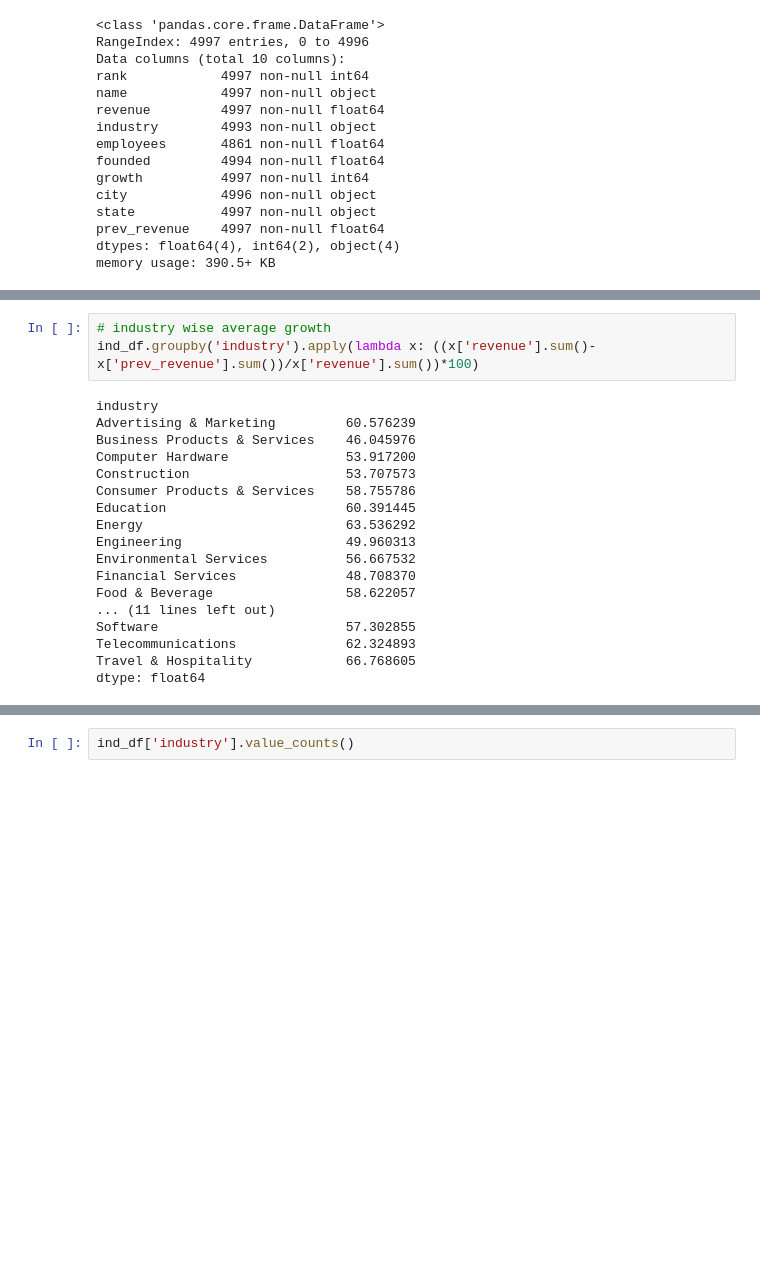
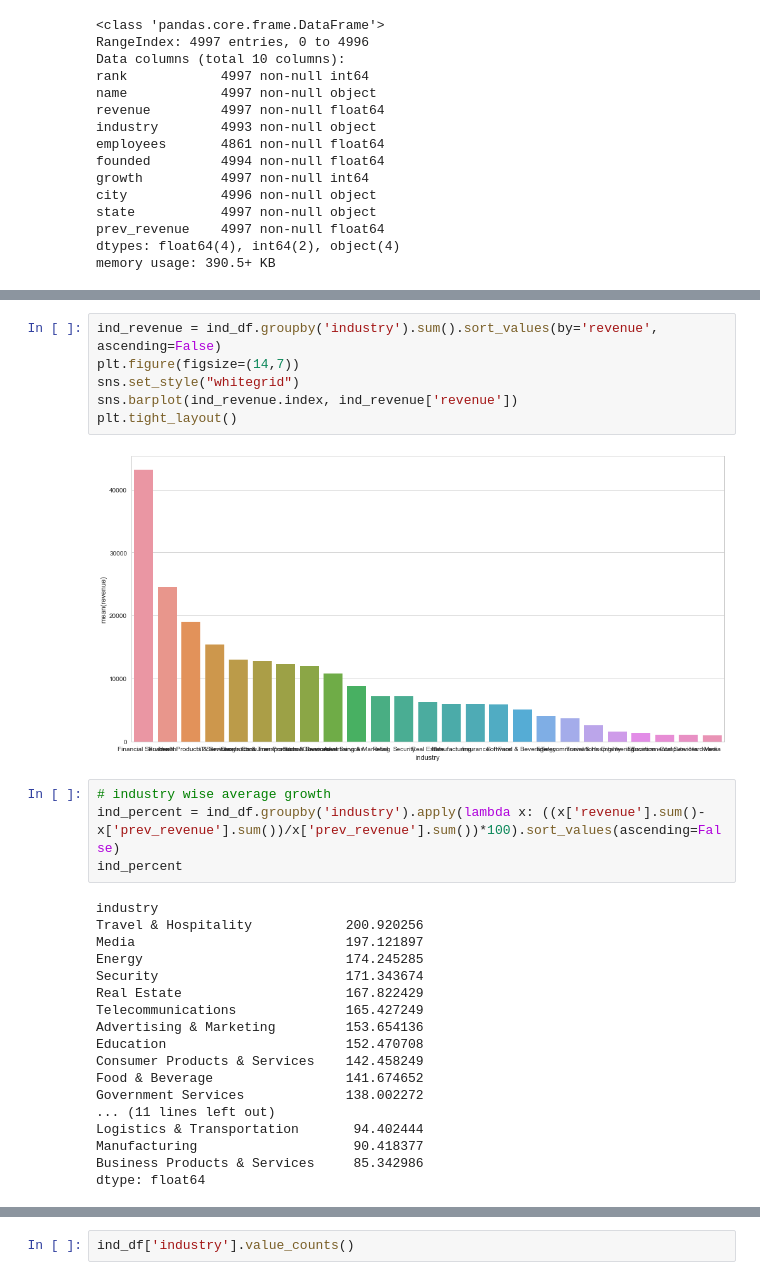
Before and after one commit to indianmoody/fastest-growing-companies-2017, a Jupyter notebook: industry_analysis.ipynb, the cells around one changed output, grey strips where cells are left out. Cells and saved outputs as stored; diff of their text form; blank space fills up the shorter version.

```diff
--- a/industry_analysis.ipynb
+++ b/industry_analysis.ipynb
@@ -56,21 +62,30 @@ ind_df.groupby('industry').sum()[['revenue','prev_revenue']]
+# %%
+ind_revenue = ind_df.groupby('industry').sum().sort_values(by='revenue', ascending=False)
+plt.figure(figsize=(14,7))
+sns.set_style("whitegrid")
+sns.barplot(ind_revenue.index, ind_revenue['revenue'])
+plt.tight_layout()
+# %% [output]
+[figure, added]
 # %%
 # industry wise average growth
-ind_df.groupby('industry').apply(lambda x: ((x['revenue'].sum()-x['prev_revenue'].sum())/x['revenue'].sum())*100)
+ind_percent = ind_df.groupby('industry').apply(lambda x: ((x['revenue'].sum()-x['prev_revenue'].sum())/x['prev_revenue'].sum())*100).sort_values(ascending=False)
+ind_percent
 # %% [output]
 industry
-Advertising & Marketing         60.576239
-Business Products & Services    46.045976
-Computer Hardware               53.917200
-Construction                    53.707573
-Consumer Products & Services    58.755786
-Education                       60.391445
-Energy                          63.536292
-Engineering                     49.960313
-Environmental Services          56.667532
-Financial Services              48.708370
-Food & Beverage                 58.622057
+Travel & Hospitality            200.920256
+Media                           197.121897
+Energy                          174.245285
+Security                        171.343674
+Real Estate                     167.822429
+Telecommunications              165.427249
+Advertising & Marketing         153.654136
+Education                       152.470708
+Consumer Products & Services    142.458249
+Food & Beverage                 141.674652
+Government Services             138.002272
 ... (11 lines left out)
-Software                        57.302855
-Telecommunications              62.324893
-Travel & Hospitality            66.768605
+Logistics & Transportation       94.402444
+Manufacturing                    90.418377
+Business Products & Services     85.342986
 dtype: float64
```
Also changed, not shown: parts of 27 cells of this notebook.
